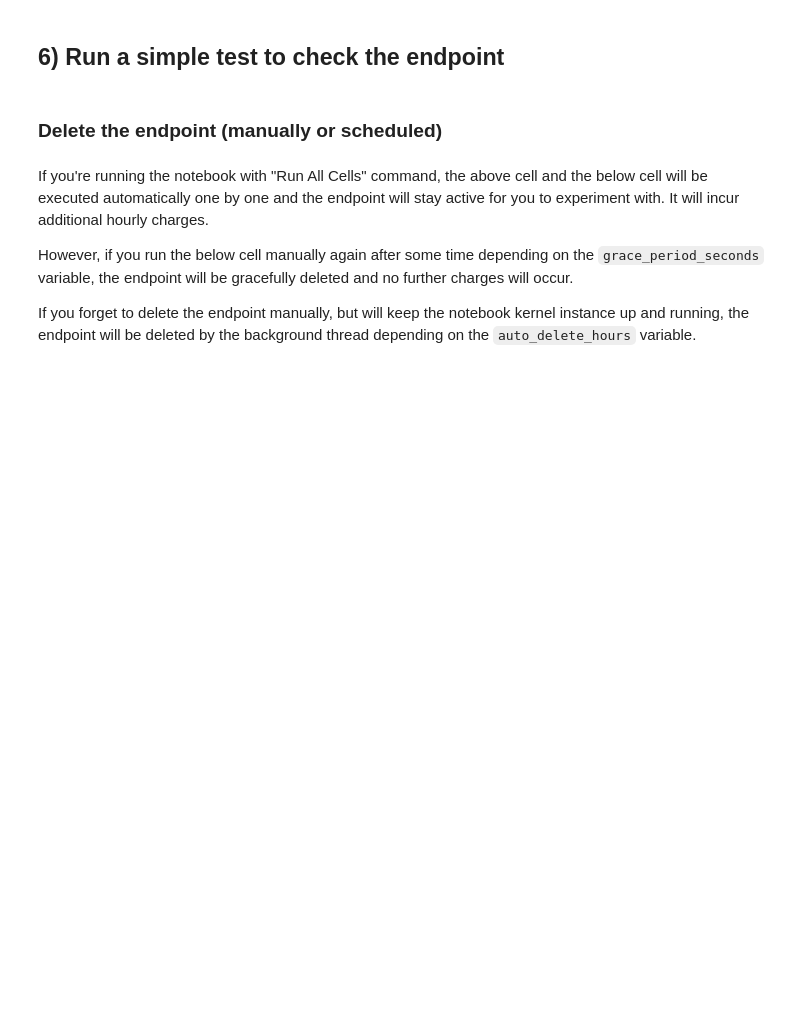
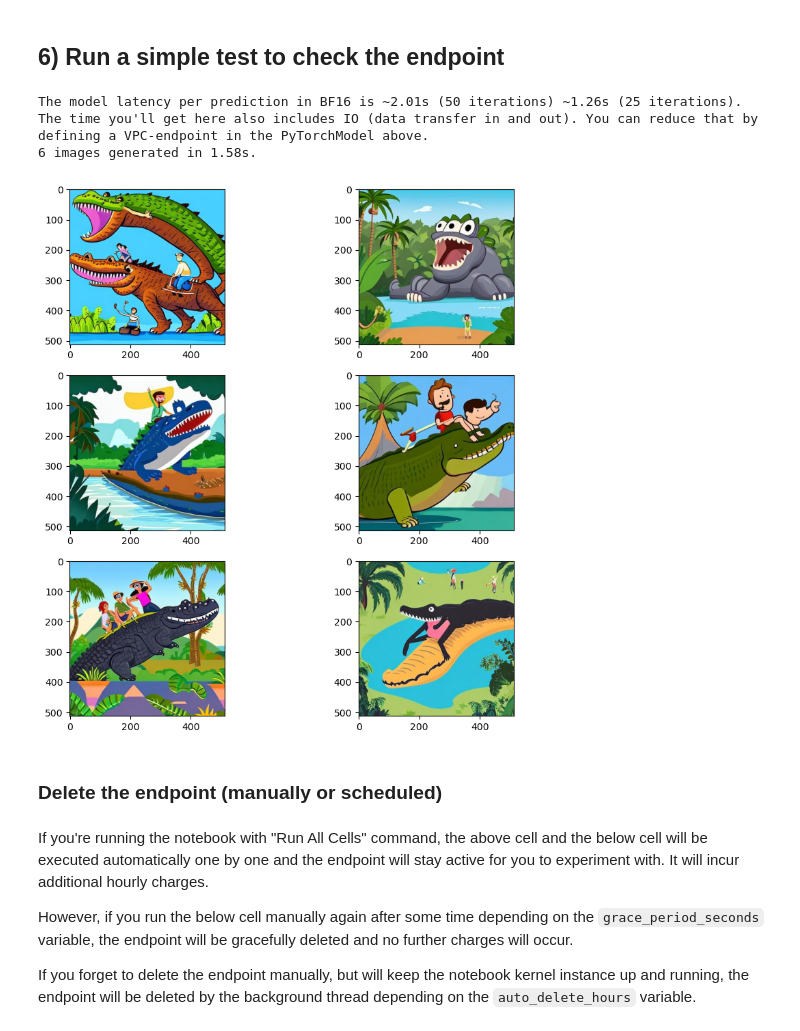
Before and after one commit to aws-samples/ml-specialized-hardware, a Jupyter notebook: tutorials/04_ImageGenerationWithSDXL/SDOnInf2AndHFOptimumNeuron_SMSSH.ipynb, the cells around one changed output. Saved outputs shown, nothing was run; the diff lists cells and outputs as text; code cells hidden in the pictures; blank space fills up the shorter version.

```diff
--- a/tutorials/04_ImageGenerationWithSDXL/SDOnInf2AndHFOptimumNeuron_SMSSH.ipynb
+++ b/tutorials/04_ImageGenerationWithSDXL/SDOnInf2AndHFOptimumNeuron_SMSSH.ipynb
@@ -345,34 +280,39 @@ from multiprocessing.pool import ThreadPool
 
 # adjust this number according to the instance size and number of workers
 num_clients = num_workers
 input_req = {
-    "prompt": "giant crocodile in jungles with ten people riding on its back",
+    "prompt": "giant crocodile in jungles with people riding on its back; cartoon style",
     # more info about these 2 params here: https://huggingface.co/blog/stable_diffusion
     "num_inference_steps": 25,
     "guidance_scale": 7.5
 }
 input_reqs = [input_req] * num_clients
 
 def predict(req):
     data = predictor.predict(req)
     return data
 
 print("The model latency per prediction in BF16 is ~2.01s (50 iterations) ~1.26s (25 iterations).")
 print("The time you'll get here also includes IO (data transfer in and out). You can reduce that by defining a VPC-endpoint in the PyTorchModel above.")
 with ThreadPool(num_clients) as p:
     t = time.time()
     data = p.map(predict, input_reqs)
     print(f"{len(data)} images generated in {(time.time()-t):0.2f}s.")
 
 fig = plt.figure(figsize=(10, 10))
 columns = 2
 rows = 3
 j = 0
 for i in range(1, columns*rows +1):
     fig.add_subplot(rows, columns, i)
     plt.imshow(Image.open(io.BytesIO(data[j])))
     j += 1
 plt.show()
+# %% [output]
+The model latency per prediction in BF16 is ~2.01s (50 iterations) ~1.26s (25 iterations).
+The time you'll get here also includes IO (data transfer in and out). You can reduce that by defining a VPC-endpoint in the PyTorchModel above.
+6 images generated in 1.58s.
+[figure, added]
 # %% [markdown]
 ### Delete the endpoint (manually or scheduled)
 # %%
```
Also changed, not shown: parts of 10 cells of this notebook.
